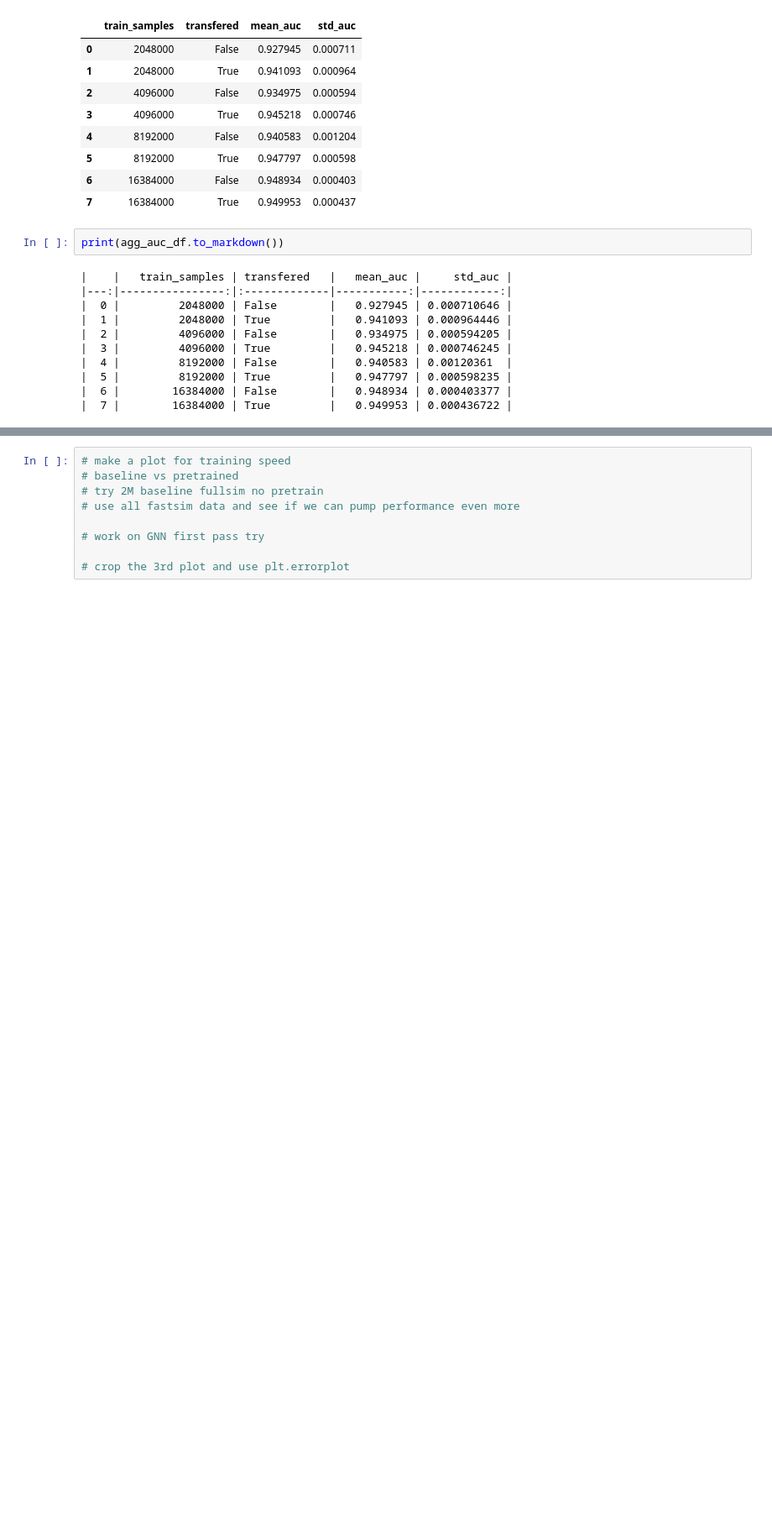
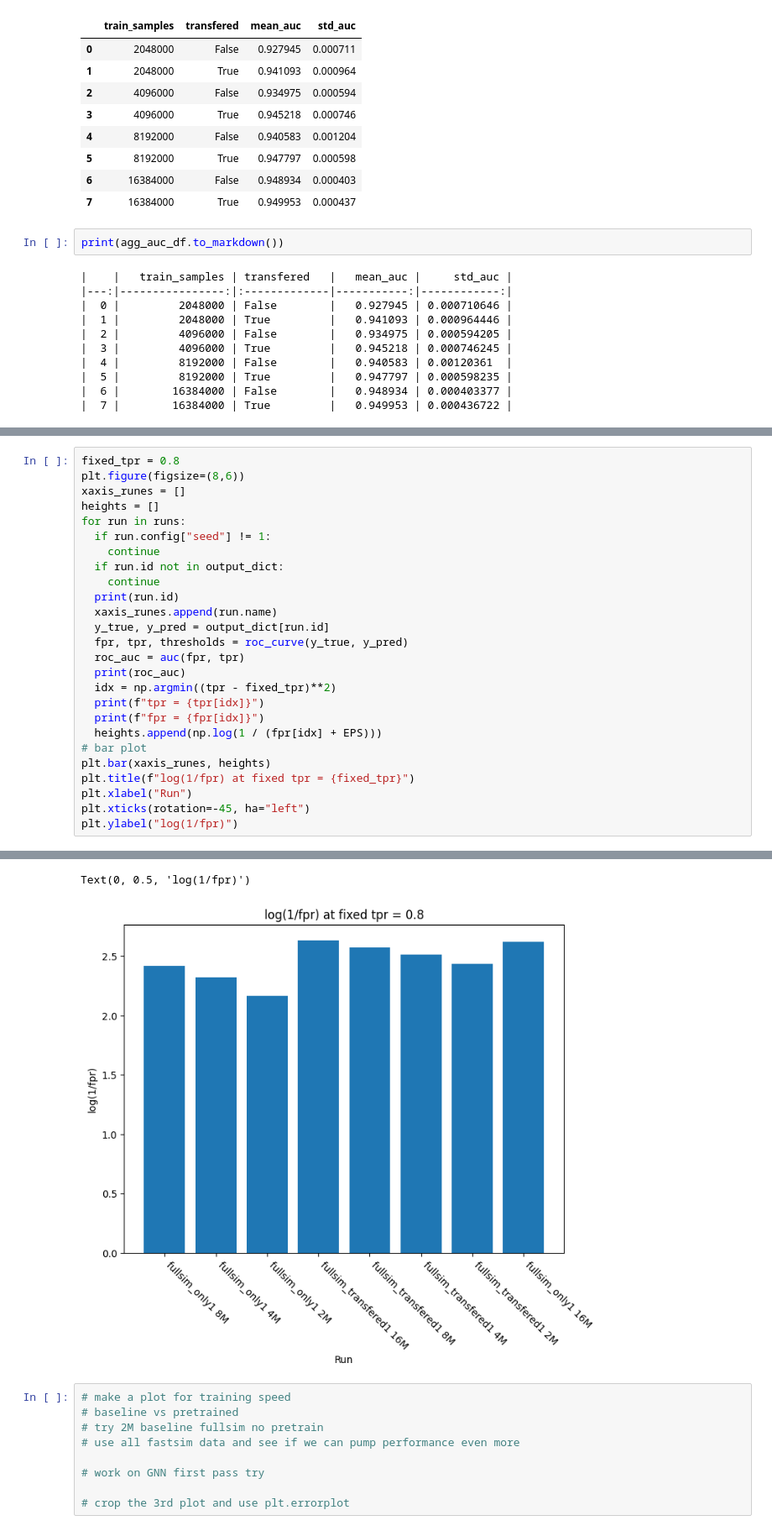
Before and after one commit to evilpegasus/transfer-learning, a Jupyter notebook: plots.ipynb, the cells around one changed output, grey strips where cells are left out. Shown at 84% size. Drawn from its saved outputs; the diff is of its cells as text; blank space fills up the shorter version.

```diff
--- a/plots.ipynb
+++ b/plots.ipynb
@@ -418,0 +429,27 @@ Text(0, 0.5, 'log(1/fpr)')
+# %%
+fixed_tpr = 0.8
+plt.figure(figsize=(8,6))
+xaxis_runes = []
+heights = []
+for run in runs:
+  if run.config["seed"] != 1:
+    continue
+  if run.id not in output_dict:
+    continue
+  print(run.id)
+  xaxis_runes.append(run.name)
+  y_true, y_pred = output_dict[run.id]
+  fpr, tpr, thresholds = roc_curve(y_true, y_pred)
+  roc_auc = auc(fpr, tpr)
+  print(roc_auc)
+  idx = np.argmin((tpr - fixed_tpr)**2)
+  print(f"tpr = {tpr[idx]}")
+  print(f"fpr = {fpr[idx]}")
+  heights.append(np.log(1 / (fpr[idx] + EPS)))
+# bar plot
+plt.bar(xaxis_runes, heights)
+plt.title(f"log(1/fpr) at fixed tpr = {fixed_tpr}")
+plt.xlabel("Run")
+plt.xticks(rotation=-45, ha="left")
+plt.ylabel("log(1/fpr)")
+# %% [output]
@@ -419,3 +473,5 @@ Text(0, 0.5, 'log(1/fpr)')
+Text(0, 0.5, 'log(1/fpr)')
+[figure, added]
 # %%
 # make a plot for training speed
 # baseline vs pretrained
```
Also changed, not shown: parts of 6 cells of this notebook.
